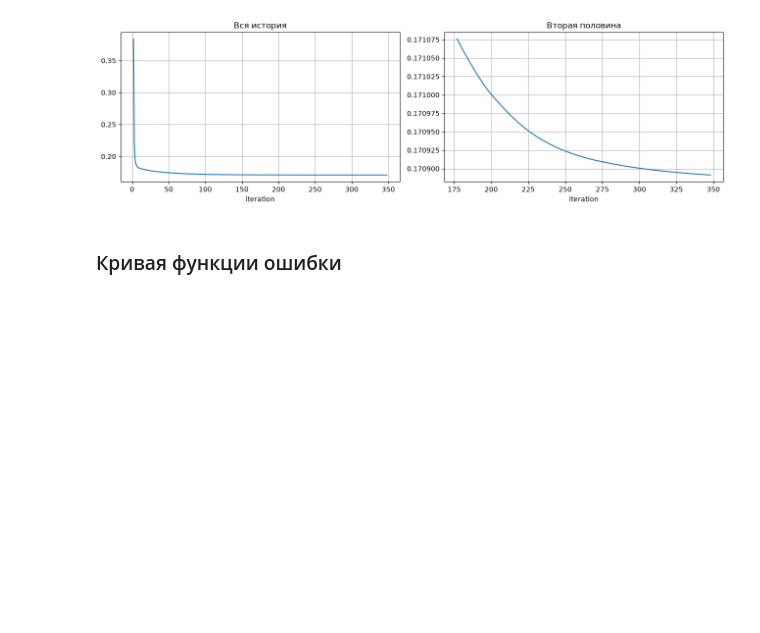
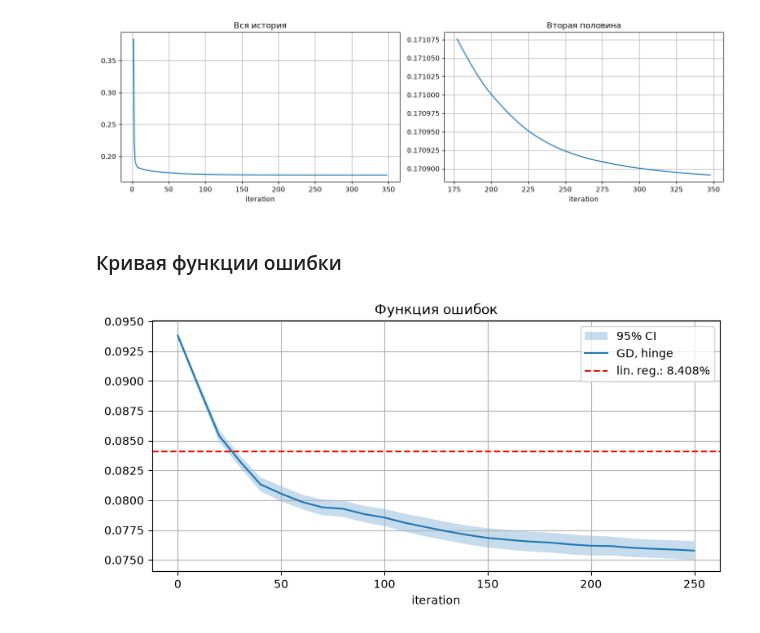
Before and after one commit to FB1-ITMO-CT/sem05_DA_lab01, a Jupyter notebook: notebooks/main.ipynb, the cells around one changed output. Saved outputs shown, nothing was run; the diff lists cells and outputs as text; code cells hidden in the pictures; blank space fills up the shorter version.

Commit message:
Added error function plot.

```diff
--- a/notebooks/main.ipynb
+++ b/notebooks/main.ipynb
@@ -284,6 +285,7 @@ class History:
     empirical_risk: list[float] = field(default_factory=list)
     objective: list[float] = field(default_factory=list)
 
+Callback = Callable[[int, np.ndarray, float], None]
 
 class GDClassifier:
     def __init__(self, loss: Risk, params: GDParams | None = None):
@@ -309,20 +311,25 @@ class GDClassifier:
         b = b - self.params.learning_rate * grad_b
         return w, b, emp, reg
 
-    def fit(self, data: Dataset):
+    def fit(self, data: Dataset, callback: Callback | None = None):
         X, y = data.X, data.y
         w = np.zeros(X.shape[1])
         b = 0.0
         history = History()
         prev_obj = np.inf
 
-        for _ in range(self.params.max_iter):
+        for it in range(self.params.max_iter):
             w, b, emp, reg = self.fit_step(X, y, w, b)
             obj = emp + reg
+
             history.empirical_risk.append(emp)
             history.objective.append(obj)
+            if callback is not None:
+                callback(it, w, b)
+
             if abs(prev_obj - obj) < self.params.tol:
                 break
+
             prev_obj = obj
 
         self.coef_ = w
@@ -426,3 +433,45 @@ risk_curve()
 # %% [output]
 
 ### Кривая функции ошибки
+# %%
+ERROR_SEED_SAMPLES = 20
+ERROR_SAMPLE_INTERVAL = 10
+
+def error_curve():
+    loss, params = HINGE, GDParams(learning_rate=1.0, max_iter=251, tol=0.0)
+
+    gd_errors, lin_reg_errors = [], []
+    for seed in range(ERROR_SEED_SAMPLES):
+        train, test = split(0.2, seed=seed)
+
+        errors = []
+        def record(it, w, b):
+            if not it % ERROR_SAMPLE_INTERVAL:
+                errors.append(error(test.y, test.X @ w + b))
+
+        GDClassifier(loss, params).fit(train, callback=record)
+        gd_errors.append(errors)
+
+        lin_reg = LinearRegressionClassifier(alpha=1.0)
+        lin_reg.fit(train)
+        lin_reg_errors.append(error(test.y, lin_reg.decision_function(test.X)))
+
+    curves = np.array(gd_errors)
+    mean = curves.mean(axis=0)
+    sem = stats.sem(curves, axis=0)
+    lo, hi = stats.t.interval(0.95, df=ERROR_SEED_SAMPLES - 1, loc=mean, scale=sem)
+    iters = np.arange(len(mean)) * ERROR_SAMPLE_INTERVAL
+
+    plt.figure(figsize=(9, 4))
+    plt.fill_between(iters, lo, hi, alpha=0.25, label="95% CI")
+    plt.plot(iters, mean, label="GD, hinge")
+    plt.axhline(np.mean(lin_reg_errors), color="red", linestyle="--",
+                label=f"lin. reg.: {np.mean(lin_reg_errors):.3%}")
+    plt.xlabel("iteration")
+    plt.title(f"Функция ошибок")
+    plt.legend()
+    plt.show()
+
+error_curve()
+# %% [output]
+[figure, added]
```
Also changed, not shown: parts of 1 cell of this notebook.
